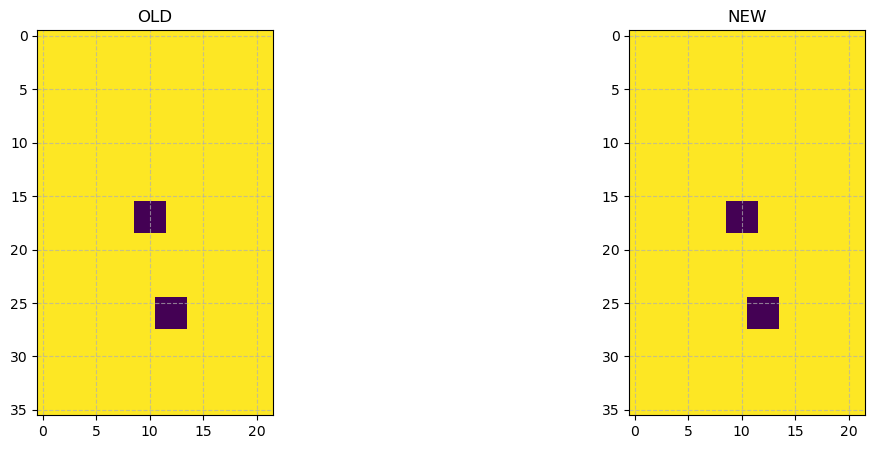
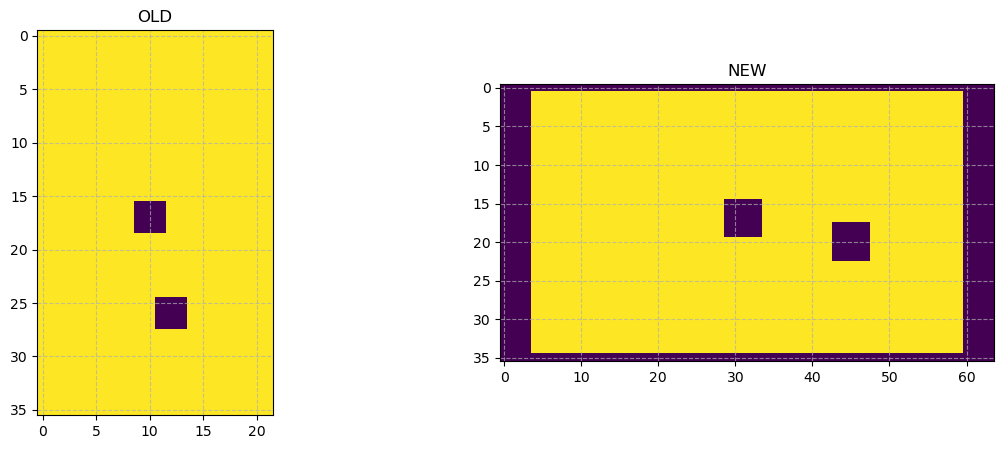
The change to this notebook cell's code, shown as a diff; its figure went from the first image to the second:
--- before
+++ after
@@ -1,8 +1,11 @@
+import matplotlib.pyplot as plt
+
 old_images = np.load("/Users/tarek/Documents/UNI/Lab Rotations/Kremkow/Data/Stimuli-Responses-Delay/2023-03-15_11-05_2_stimulus_sn_dark.npy")
 new_images = np.load("/Users/tarek/Documents/UNI/Lab Rotations/Kremkow/Data/Stimuli-Responses-36-22/2023-03-15_11-05_2_stimulus_sn_dark.npy")
 
-
-normalized_new_images = (new_images / 127.5) - 1
-normalized_new_images = np.transpose(normalized_new_images, (0, 2, 1))
+new_image = np.load("/Users/tarek/Documents/UNI/Lab Rotations/Kremkow/Data/Stimuli/Psychopy-64x36/sparse_noise_dark_64_36.npy")
+print(new_image.shape)
+# normalized_new_images = (new_images / 127.5) - 1
+# new_images = np.transpose(new_images, (0, 2, 1))
 
 indx = 5
@@ -15,5 +18,5 @@
 axis[0].grid(True, linestyle='--', alpha=0.7)
 
-axis[1].imshow(normalized_new_images.reshape(4560, 36, 22)[indx])
+axis[1].imshow(new_image.reshape(4561, 36, 64)[indx])
 axis[1].set_title('NEW')
 axis[1].grid(True, linestyle='--', alpha=0.7)
@@ -30,3 +33,3 @@
 plt.show()
 
-(normalized_new_images == old_images).all()
+(new_images == old_images).all()

Commit: [notebooks] Adds scheduler logic to the training loop + laplace total variation regularizer on readout